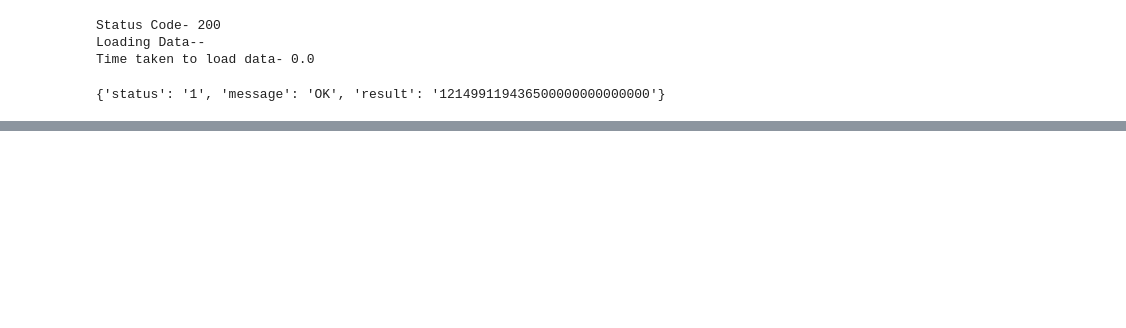
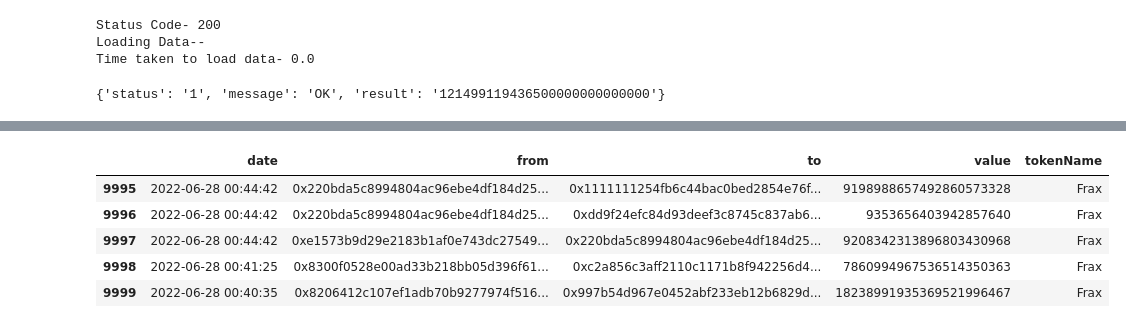
Before and after one commit to rijulizer/FRAX-Finance-Analysis, a Jupyter notebook: load_external_data/Etherscan_API.ipynb, the cells around one changed output, grey strips where cells are left out. Drawn from its saved outputs; the diff is of its cells as text; code cells hidden in the pictures; blank space fills up the shorter version.

```diff
--- a/load_external_data/Etherscan_API.ipynb
+++ b/load_external_data/Etherscan_API.ipynb
@@ -51,3 +46,13 @@ Status Code- 200
 Loading Data--
 Time taken to load data- 0.0
 {'status': '1', 'message': 'OK', 'result': '121499119436500000000000000'}
+# %%
+#Returns the list of ERC-20 tokens transferred by an address, with optional filtering by token contract.
+contract_address = '0x853d955aCEf822Db058eb8505911ED77F175b99e' # Frax
+address = '0x4e83362442b8d1bec281594cea3050c8eb01311c'
+url = f"https://api.etherscan.io/api?module=account&action=tokentx&contractaddress={contract_address}&sort=desc&apikey={api_key}"
+# &startblock=0
+# endblock=27025780&
+# &page=1&offset=100
+# &address={address}
+data = get_API_response(url)
@@ -53,0 +96,4 @@ Time taken to load data- 0.0
+# %%
+pdf_data = pd.json_normalize(data['result'], sep='_')
+pdf_data['date'] = pd.to_datetime(pdf_data['timeStamp'] , unit='s')
+pdf_data_test = pdf_data[['date','from','to','value','tokenName']]
@@ -53,0 +114,9 @@ Time taken to load data- 0.0
+# %%
+pdf_data_test.tail()
+# %% [output]
+|  | date | from | to | value | tokenName |
+| 9995 | 2022-06-28 00:44:42 | 0x220bda5c8994804ac96ebe4df184d25... | 0x1111111254fb6c44bac0bed2854e76f... | 9198988657492860573328 | Frax |
+| 9996 | 2022-06-28 00:44:42 | 0x220bda5c8994804ac96ebe4df184d25... | 0xdd9f24efc84d93deef3c8745c837ab6... | 9353656403942857640 | Frax |
+| 9997 | 2022-06-28 00:44:42 | 0xe1573b9d29e2183b1af0e743dc27549... | 0x220bda5c8994804ac96ebe4df184d25... | 9208342313896803430968 | Frax |
+| 9998 | 2022-06-28 00:41:25 | 0x8300f0528e00ad33b218bb05d396f61... | 0xc2a856c3aff2110c1171b8f942256d4... | 7860994967536514350363 | Frax |
+| 9999 | 2022-06-28 00:40:35 | 0x8206412c107ef1adb70b9277974f516... | 0x997b54d967e0452abf233eb12b6829d... | 18238991935369521996467 | Frax |
```
Also changed, not shown: parts of 9 cells of this notebook, 4 other files.
